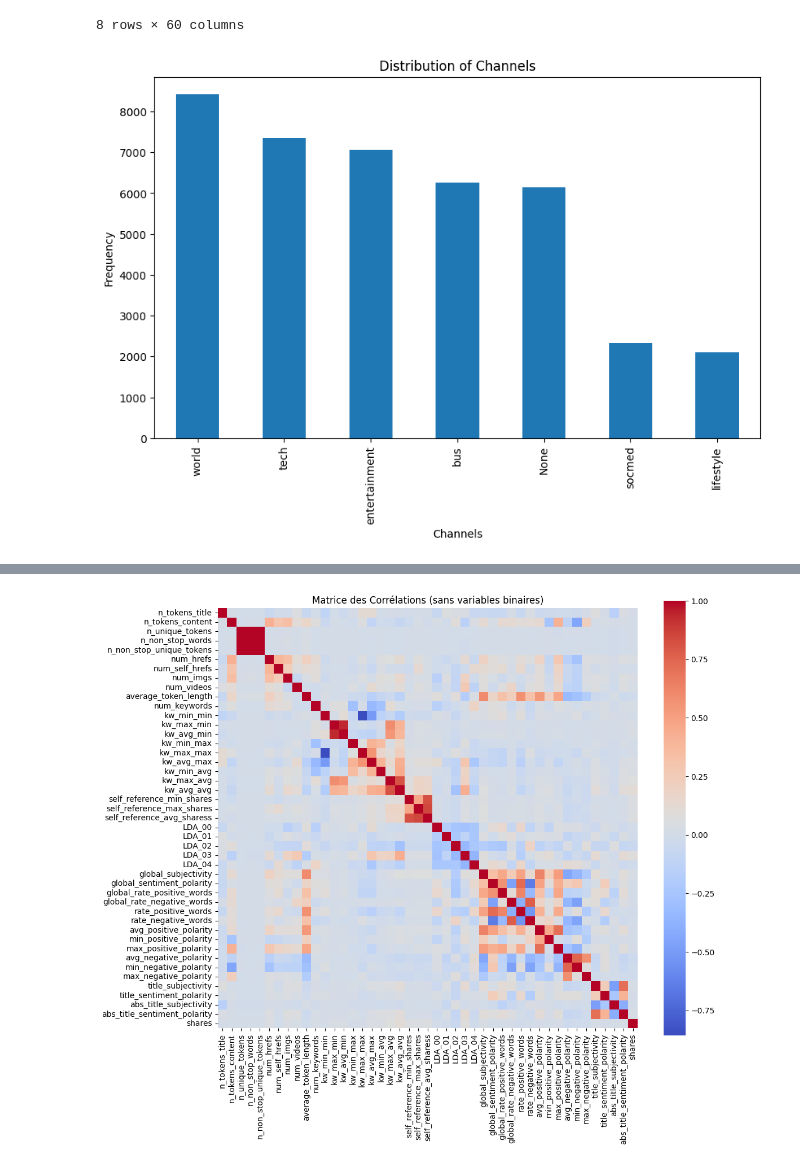
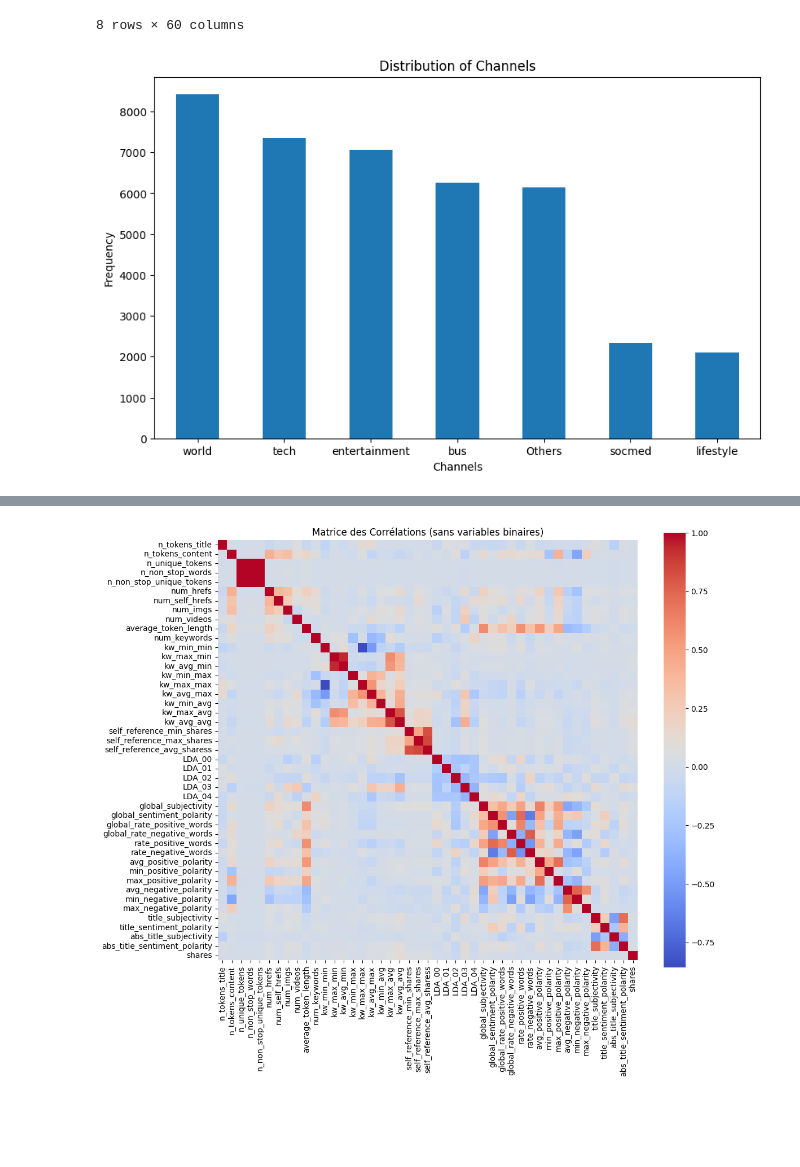
Before and after one commit to GAKIZAB/Projet-Machine-learning-avec-Python, a Jupyter notebook: Prédiction et selection.ipynb, the cells around one changed output, grey strips where cells are left out. Cells and saved outputs as stored; diff of their text form; code cells hidden in the pictures; blank space fills up the shorter version.

```diff
--- a/Prédiction et selection.ipynb
+++ b/Prédiction et selection.ipynb
@@ -164,7 +164,7 @@ data_channel = ['data_channel_is_lifestyle', 'data_channel_is_entertainment',
 def channel(row):
     # Sélectionne les colonnes où la valeur est 1
     channels = [channel.replace('data_channel_is_', '') for channel in data_channel if row[channel] == 1]
-    return ', '.join(channels) if channels else 'None'
+    return ', '.join(channels) if channels else 'Others'
 
 # Application de la fonction sur chaque ligne
 data_new = data.copy()
@@ -172,15 +172,16 @@ data_new['channel'] = data_new.apply(channel, axis=1)
 # %%
 import seaborn as sns
 import matplotlib.pyplot as plt
 
 # Calculate the frequency of each channel
 channel_counts = data_new['channel'].value_counts()
 
 # Now plot the channel counts which are numeric
 channel_counts.plot(kind='bar', figsize=(10, 6))
 plt.title('Distribution of Channels')
 plt.xlabel('Channels')
 plt.ylabel('Frequency')
+plt.xticks(rotation=0)
 plt.show()
 # %% [output]
-[figure, old version]
+[figure, new version]
```
Also changed, not shown: parts of 20 cells of this notebook.
